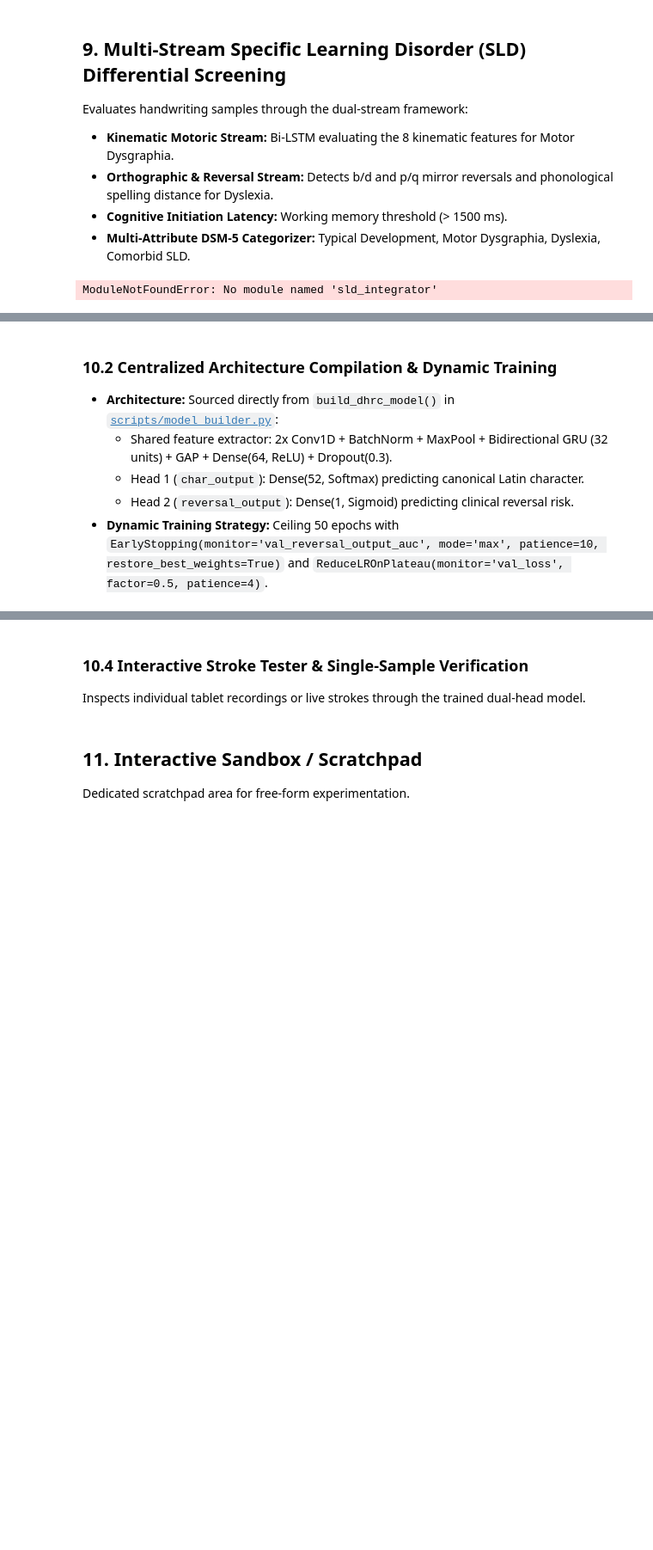
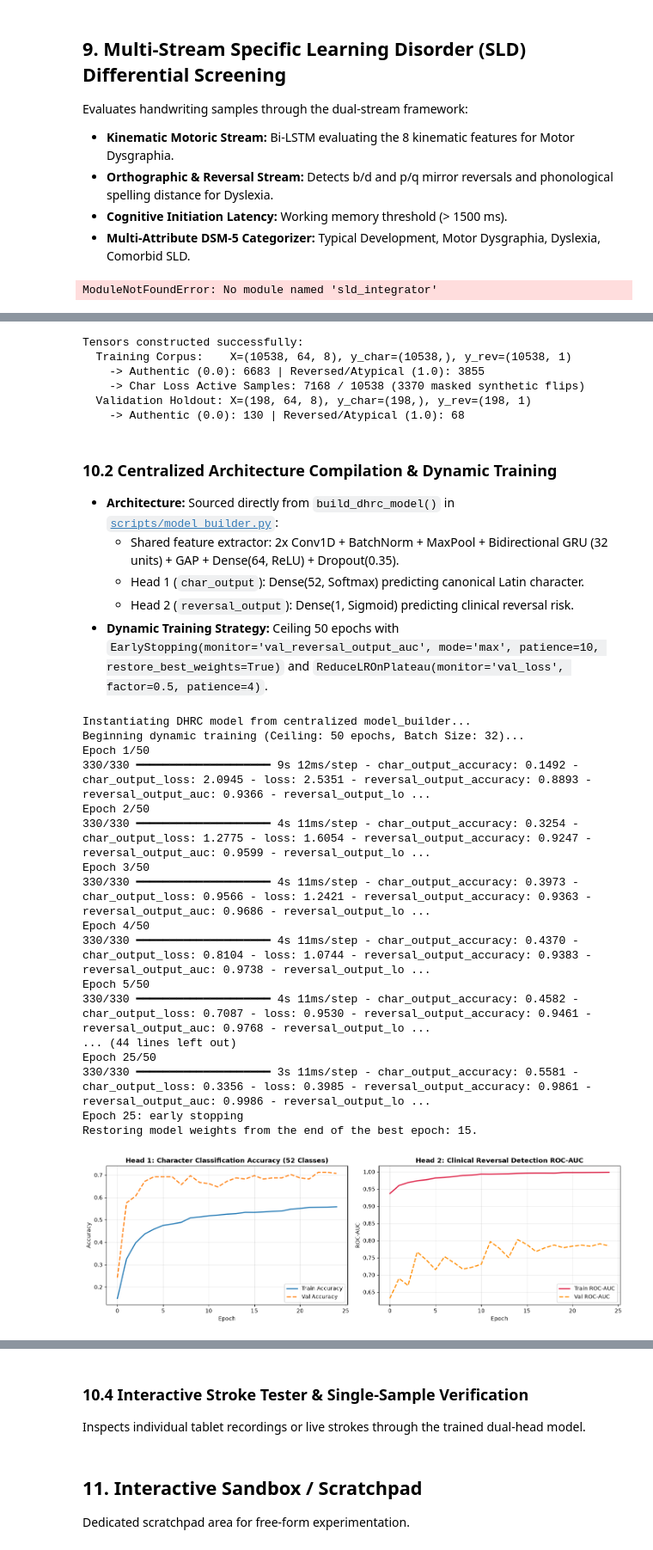
Before and after one commit to AkuraDiary/somethinginmyeye, a Jupyter notebook: playground.ipynb, the cells around one changed output, grey strips where cells are left out. Shown at 86% size. Drawn from its saved outputs; the diff is of its cells as text; code cells hidden in the pictures; blank space fills up the shorter version.

```diff
--- a/playground.ipynb
+++ b/playground.ipynb
@@ -564,21 +604,24 @@ def extract_reversal_kinematic_features(
     ])
 
 # -----------------------------------------------------------------------------
-# BUILD TRAINING TENSORS WITH CHIRAL AUGMENTATION (TRAIN ONLY)
+# BUILD TRAINING TENSORS WITH DECOUPLED LOSS WEIGHTS
 # -----------------------------------------------------------------------------
 X_train_list, y_char_train_list, y_rev_train_list = [], [], []
+sw_char_train_list, sw_rev_train_list = [], []
 
 for s in train_samples:
     lbl = s['label']
     c_idx = CHAR_TO_IDX[lbl]
     is_atyp = s['is_atypical']
 
-    # 1. Authentic sample
+    # 1. Authentic sample (Both heads learn)
     res_auth = resample_and_normalize_sample(s)
     feat_auth = extract_reversal_kinematic_features(res_auth)
     X_train_list.append(feat_auth)
     y_char_train_list.append(c_idx)
     y_rev_train_list.append(1.0 if is_atyp else 0.0)
+    sw_char_train_list.append(1.0)
+    sw_rev_train_list.append(1.0)
 
     # 2. Augment Normal Chiral Letters ONLY (Never flip Atypical samples)
     if not is_atyp:
@@ -589,6 +632,9 @@ for s in train_samples:
             X_train_list.append(extract_reversal_kinematic_features(res_mir))
             y_char_train_list.append(c_idx)
             y_rev_train_list.append(1.0)
+            # MASK character loss on synthetic flips to avoid gradient conflict on Head 1!
+            sw_char_train_list.append(0.0)
+            sw_rev_train_list.append(1.0)
 
         if lbl in ROTATIONAL_REVERSIBLE_CHARS:
             min_x, max_x, min_y, max_y = get_sample_bounding_box(s['strokes'])
@@ -597,9 +643,11 @@ for s in train_samples:
             X_train_list.append(extract_reversal_kinematic_features(res_rot))
             y_char_train_list.append(c_idx)
             y_rev_train_list.append(1.0)
+            sw_char_train_list.append(0.0)
+            sw_rev_train_list.append(1.0)
 
 # -----------------------------------------------------------------------------
-# BUILD VALIDATION TENSORS (100% PURE AUTHENTIC HOLDOUT, ZERO AUGMENTATION)
+# BUILD VALIDATION TENSORS (100% PURE AUTHENTIC LOCAL TABLET HOLDOUT)
 # -----------------------------------------------------------------------------
 X_val_list, y_char_val_list, y_rev_val_list = [], [], []
 
@@ -614,21 +662,31 @@ for s in val_samples:
 X_train = np.array(X_train_list, dtype=np.float32)
 y_char_train = np.array(y_char_train_list, dtype=np.int32)
 y_rev_train = np.array(y_rev_train_list, dtype=np.float32).reshape(-1, 1)
+sw_char_train = np.array(sw_char_train_list, dtype=np.float32)
+sw_rev_train = np.array(sw_rev_train_list, dtype=np.float32)
 
 X_val = np.array(X_val_list, dtype=np.float32)
 y_char_val = np.array(y_char_val_list, dtype=np.int32)
 y_rev_val = np.array(y_rev_val_list, dtype=np.float32).reshape(-1, 1)
 
 print("Tensors constructed successfully:")
-print(f"  Training Set:   X={X_train.shape}, y_char={y_char_train.shape}, y_rev={y_rev_train.shape}")
+print(f"  Training Corpus:    X={X_train.shape}, y_char={y_char_train.shape}, y_rev={y_rev_train.shape}")
 print(f"    -> Authentic (0.0): {np.sum(y_rev_train == 0.0)} | Reversed/Atypical (1.0): {np.sum(y_rev_train == 1.0)}")
-print(f"  Validation Set: X={X_val.shape}, y_char={y_char_val.shape}, y_rev={y_rev_val.shape}")
+print(f"    -> Char Loss Active Samples: {int(np.sum(sw_char_train))} / {len(sw_char_train)} ({len(sw_char_train)-int(np.sum(sw_char_train))} masked synthetic flips)")
+print(f"  Validation Holdout: X={X_val.shape}, y_char={y_char_val.shape}, y_rev={y_rev_val.shape}")
 print(f"    -> Authentic (0.0): {np.sum(y_rev_val == 0.0)} | Reversed/Atypical (1.0): {np.sum(y_rev_val == 1.0)}")
+# %% [output]
+Tensors constructed successfully:
+  Training Corpus:    X=(10538, 64, 8), y_char=(10538,), y_rev=(10538, 1)
+    -> Authentic (0.0): 6683 | Reversed/Atypical (1.0): 3855
+    -> Char Loss Active Samples: 7168 / 10538 (3370 masked synthetic flips)
+  Validation Holdout: X=(198, 64, 8), y_char=(198,), y_rev=(198, 1)
+    -> Authentic (0.0): 130 | Reversed/Atypical (1.0): 68
 # %% [markdown]
 ### 10.2 Centralized Architecture Compilation & Dynamic Training
 
 - **Architecture:** Sourced directly from `build_dhrc_model()` in [`scripts/model_builder.py`](file:///Users/asthiseta/Project/somethinginmyeye/scripts/model_builder.py):
-  - Shared feature extractor: 2x Conv1D + BatchNorm + MaxPool + Bidirectional GRU (32 units) + GAP + Dense(64, ReLU) + Dropout(0.3).
+  - Shared feature extractor: 2x Conv1D + BatchNorm + MaxPool + Bidirectional GRU (32 units) + GAP + Dense(64, ReLU) + Dropout(0.35).
   - Head 1 (`char_output`): Dense(52, Softmax) predicting canonical Latin character.
   - Head 2 (`reversal_output`): Dense(1, Sigmoid) predicting clinical reversal risk.
 - **Dynamic Training Strategy:** Ceiling 50 epochs with `EarlyStopping(monitor='val_reversal_output_auc', mode='max', patience=10, restore_best_weights=True)` and `ReduceLROnPlateau(monitor='val_loss', factor=0.5, patience=4)`.
@@ -676,39 +734,67 @@ callbacks = [
 ]
 
 print(f"Beginning dynamic training (Ceiling: {DHRC_EPOCHS} epochs, Batch Size: {DHRC_BATCH_SIZE})...")
 history = reversal_model.fit(
     X_train,
-    {'char_output': y_char_train, 'reversal_output': y_rev_train},
-    validation_data=(X_val, {'char_output': y_char_val, 'reversal_output': y_rev_val}),
+    (y_char_train, y_rev_train),
+    sample_weight=(sw_char_train, sw_rev_train),
+    validation_data=(X_val, (y_char_val, y_rev_val)),
     epochs=DHRC_EPOCHS,
     batch_size=DHRC_BATCH_SIZE,
     callbacks=callbacks,
     verbose=1
 )
 
 # Plot Training Dynamics
 fig, axes = plt.subplots(1, 2, figsize=(14, 4.5))
 
 # Character Head Metrics
-axes[0].plot(history.history['char_output_accuracy'], label='Train Accuracy', lw=2)
-axes[0].plot(history.history['val_char_output_accuracy'], label='Val Accuracy', lw=2, linestyle='--')
+char_acc_key = next((k for k in history.history if 'char_output' in k and 'acc' in k), 'char_output_accuracy')
+val_char_acc_key = f'val_{char_acc_key}'
+
+axes[0].plot(history.history[char_acc_key], label='Train Accuracy', lw=2)
+if val_char_acc_key in history.history:
+    axes[0].plot(history.history[val_char_acc_key], label='Val Accuracy', lw=2, linestyle='--')
 axes[0].set_title('Head 1: Character Classification Accuracy (52 Classes)', fontweight='bold')
 axes[0].set_xlabel('Epoch')
 axes[0].set_ylabel('Accuracy')
 axes[0].legend()
 axes[0].grid(True, alpha=0.3)
 
 # Reversal Head Metrics
-axes[1].plot(history.history['reversal_output_auc'], label='Train ROC-AUC', lw=2, color='crimson')
-axes[1].plot(history.history['val_reversal_output_auc'], label='Val ROC-AUC', lw=2, linestyle='--', color='darkorange')
+rev_auc_key = next((k for k in history.history if 'reversal_output' in k and 'auc' in k), 'reversal_output_auc')
+val_rev_auc_key = f'val_{rev_auc_key}'
+
+axes[1].plot(history.history[rev_auc_key], label='Train ROC-AUC', lw=2, color='crimson')
+if val_rev_auc_key in history.history:
+    axes[1].plot(history.history[val_rev_auc_key], label='Val ROC-AUC', lw=2, linestyle='--', color='darkorange')
 axes[1].set_title('Head 2: Clinical Reversal Detection ROC-AUC', fontweight='bold')
 axes[1].set_xlabel('Epoch')
 axes[1].set_ylabel('ROC-AUC')
 axes[1].legend()
 axes[1].grid(True, alpha=0.3)
 
 plt.tight_layout()
 plt.show()
+# %% [output]
+Instantiating DHRC model from centralized model_builder...
+Beginning dynamic training (Ceiling: 50 epochs, Batch Size: 32)...
+Epoch 1/50
+330/330 ━━━━━━━━━━━━━━━━━━━━ 9s 12ms/step - char_output_accuracy: 0.1492 - char_output_loss: 2.0945 - loss: 2.5351 - reversal_output_accuracy: 0.8893 - reversal_output_auc: 0.9366 - reversal_output_lo ...
+Epoch 2/50
+330/330 ━━━━━━━━━━━━━━━━━━━━ 4s 11ms/step - char_output_accuracy: 0.3254 - char_output_loss: 1.2775 - loss: 1.6054 - reversal_output_accuracy: 0.9247 - reversal_output_auc: 0.9599 - reversal_output_lo ...
+Epoch 3/50
+330/330 ━━━━━━━━━━━━━━━━━━━━ 4s 11ms/step - char_output_accuracy: 0.3973 - char_output_loss: 0.9566 - loss: 1.2421 - reversal_output_accuracy: 0.9363 - reversal_output_auc: 0.9686 - reversal_output_lo ...
+Epoch 4/50
+330/330 ━━━━━━━━━━━━━━━━━━━━ 4s 11ms/step - char_output_accuracy: 0.4370 - char_output_loss: 0.8104 - loss: 1.0744 - reversal_output_accuracy: 0.9383 - reversal_output_auc: 0.9738 - reversal_output_lo ...
+Epoch 5/50
+330/330 ━━━━━━━━━━━━━━━━━━━━ 4s 11ms/step - char_output_accuracy: 0.4582 - char_output_loss: 0.7087 - loss: 0.9530 - reversal_output_accuracy: 0.9461 - reversal_output_auc: 0.9768 - reversal_output_lo ...
+... (44 lines left out)
+Epoch 25/50
+330/330 ━━━━━━━━━━━━━━━━━━━━ 3s 11ms/step - char_output_accuracy: 0.5581 - char_output_loss: 0.3356 - loss: 0.3985 - reversal_output_accuracy: 0.9861 - reversal_output_auc: 0.9986 - reversal_output_lo ...
+Epoch 25: early stopping
+Restoring model weights from the end of the best epoch: 15.
+[figure, added]
 # %%
 import tf2onnx
 import onnx
```
Also changed, not shown: parts of 8 cells of this notebook, 5 other files.
